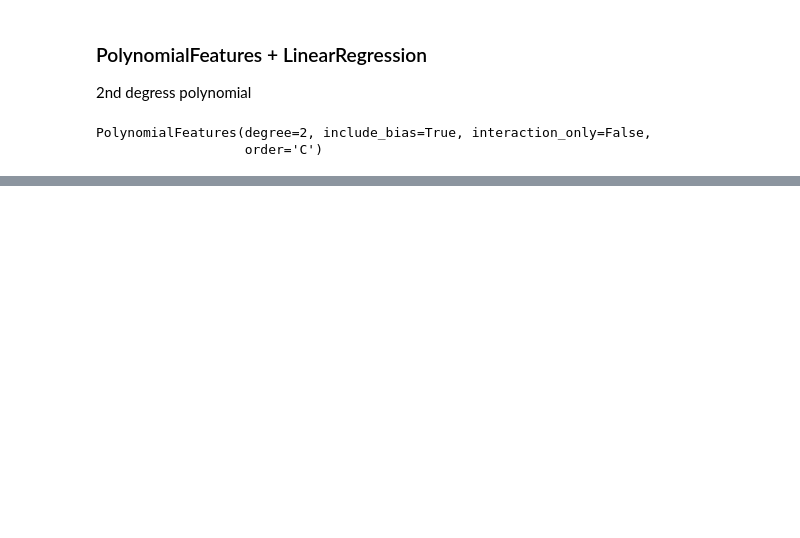
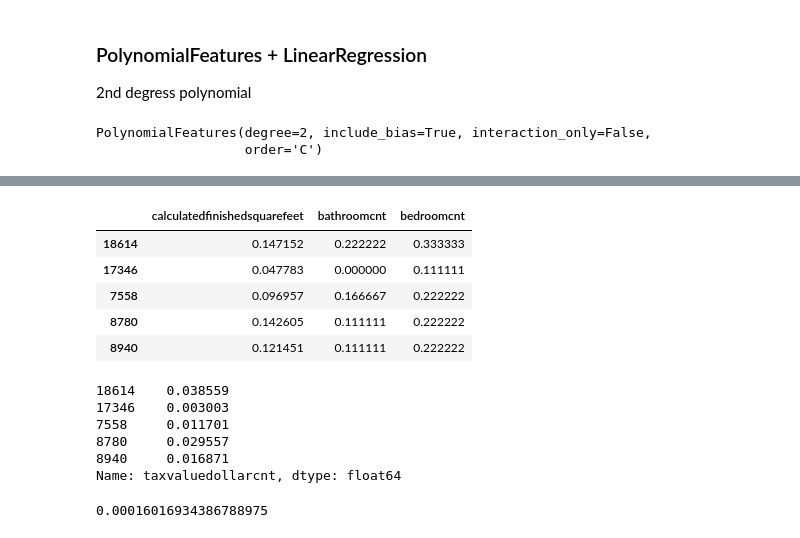
Before and after one commit to Estimating-Home-Value/Predicting-Tax-Assessed-Home-Values, a Jupyter notebook: scratchpad_shi.ipynb, the cells around one changed output, grey strips where cells are left out. Drawn from its saved outputs; the diff is of its cells as text; code cells hidden in the pictures; blank space fills up the shorter version.

Commit message:
test best algorithm: poly 2nd degree

```diff
--- a/scratchpad_shi.ipynb
+++ b/scratchpad_shi.ipynb
@@ -560,0 +570,31 @@ lm_squared_rmse
+# %%
+# Create X and y
+
+X_test_scaled = test_scaled[['calculatedfinishedsquarefeet', 'bathroomcnt', 'bedroomcnt']]
+y_test_scaled = test_scaled['taxvaluedollarcnt']
+# %%
+X_test_scaled.head()
+# %% [output]
+|  | calculatedfinishedsquarefeet | bathroomcnt | bedroomcnt |
+| 18614 | 0.147152 | 0.222222 | 0.333333 |
+| 17346 | 0.047783 | 0.000000 | 0.111111 |
+| 7558 | 0.096957 | 0.166667 | 0.222222 |
+| 8780 | 0.142605 | 0.111111 | 0.222222 |
+| 8940 | 0.121451 | 0.111111 | 0.222222 |
+# %%
+y_test_scaled.head()
+# %% [output]
+18614    0.038559
+17346    0.003003
+7558     0.011701
+8780     0.029557
+8940     0.016871
+Name: taxvaluedollarcnt, dtype: float64
+# %%
+X_test_scaled_squared = pf.transform(X_test_scaled)
+lm_squared_pred = lm_squared.predict(X_test_scaled_squared)
+
+lm_squared_rmse = mean_squared_error(y_test_scaled, lm_squared_pred)**1/2
+lm_squared_rmse
+# %% [output]
+0.00016016934386788975
```
Also changed, not shown: parts of 7 cells of this notebook.
